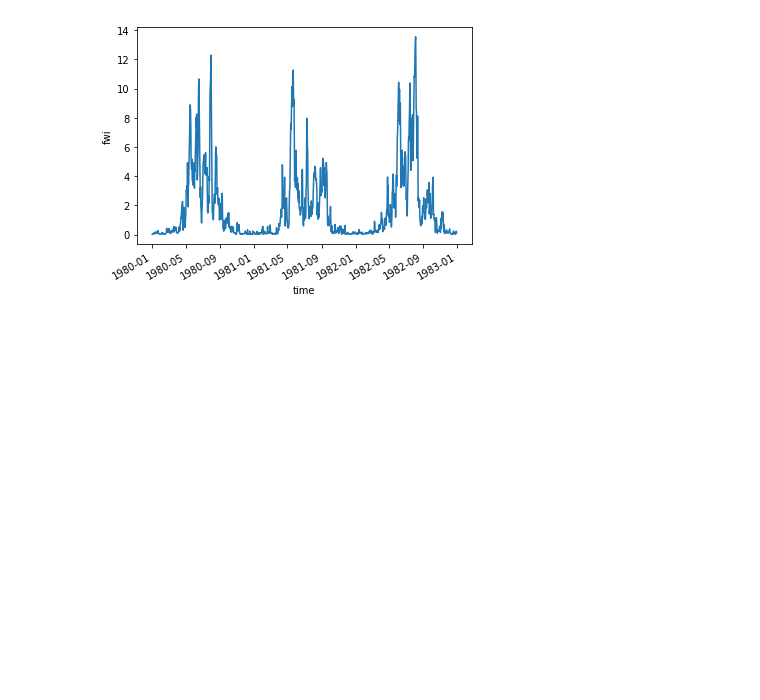
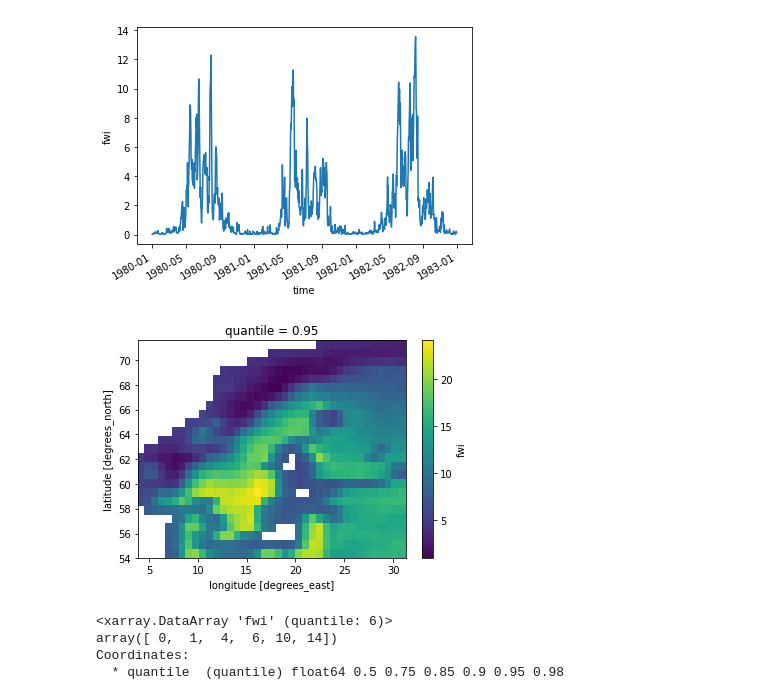
Before and after one commit to cvitolo/geff_notebooks, a Jupyter notebook: GEFF_ERAI.ipynb, the cells around one changed output. Drawn from its saved outputs; the diff is of its cells as text; code cells hidden in the pictures; blank space fills up the shorter version.

Commit message:
# Daily fire climatology

```diff
--- a/GEFF_ERAI.ipynb
+++ b/GEFF_ERAI.ipynb
@@ -99,3 +97,22 @@ fwi_mean.plot();
 fwi_mean[0:3*365].plot();
 # %% [output]
 [figure]
+# %%
+# Define percentiles of interest to generate danger threshold maps
+fire_percentiles = [0.50, 0.75, 0.85, 0.90, 0.95, 0.98]
+# %%
+# Calculate the maps of percentiles as threshold of danger
+danger_threshold_maps = fwi.quantile(q=fire_percentiles, dim='time', keep_attrs=True)
+# %%
+# Plot map of 95th percentile
+danger_threshold_maps[4,:,:].plot();
+# %% [output]
+[figure, added]
+# %%
+# Obtain fixed set of thresholds as the median over the area for each time step (as integer)
+danger_threshold_maps.median(dim=('lon', 'lat')).astype(int)
+# %% [output]
+<xarray.DataArray 'fwi' (quantile: 6)>
+array([ 0,  1,  4,  6, 10, 14])
+Coordinates:
+  * quantile  (quantile) float64 0.5 0.75 0.85 0.9 0.95 0.98
```
Also changed, not shown: parts of 3 cells of this notebook.
